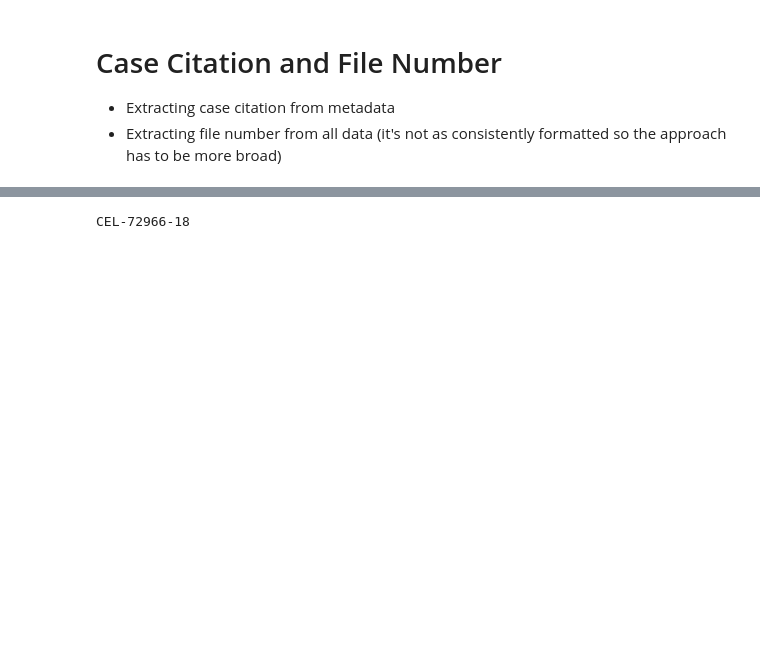
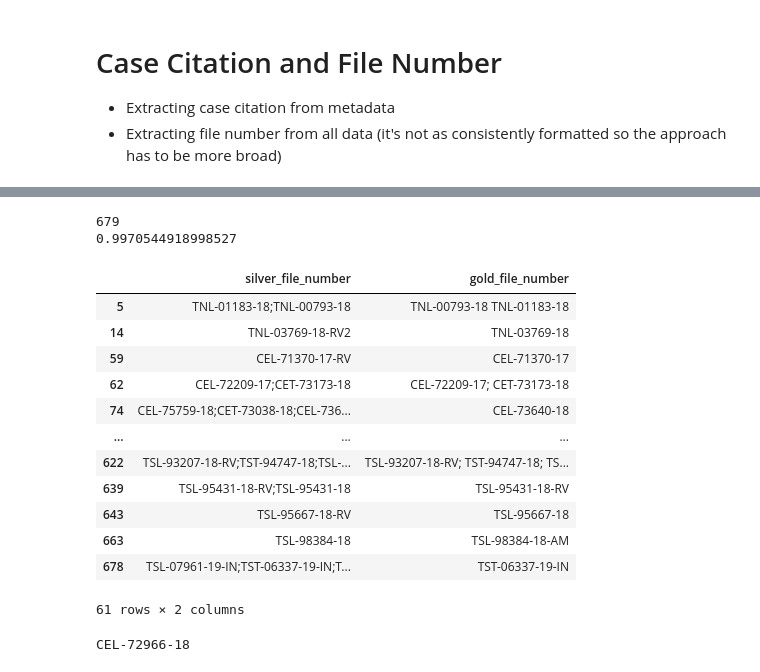
Before and after one commit to jataellen/Allard_A_Capstone, a Jupyter notebook: preprocessing_master.ipynb, the cells around one changed output, grey strips where cells are left out. Saved outputs shown, nothing was run; the diff lists cells and outputs as text; code cells hidden in the pictures; blank space fills up the shorter version.

```diff
--- a/preprocessing_master.ipynb
+++ b/preprocessing_master.ipynb
@@ -571,3 +583,28 @@ Extracted 45 out of 679 also citations correctly. Total accuracy could be 0.986%
+# %%
+from evaluation import *
+
+print(len(silver_data))
+# test = evaluate(silver_data, gold_data, "file_number", return_inaccurate = True, metric = "jaro_winkler", print_score = True)#.head(60)
+evaluate(silver_data, gold_data, "file_number", return_inaccurate = True, metric = "jaro_winkler", print_score = True)#.head(60)
+# test.loc[0, 'silver_file_number'] == test.loc[0, 'gold_file_number']
+# test.loc[0, 'silver_file_number']
+# test.loc[0, 'gold_file_number']
+# %% [output]
+679
+0.9970544918998527
+|  | silver_file_number | gold_file_number |
+| 5 | TNL-01183-18;TNL-00793-18 | TNL-00793-18 TNL-01183-18 |
+| 14 | TNL-03769-18-RV2 | TNL-03769-18 |
+| 59 | CEL-71370-17-RV | CEL-71370-17 |
+| 62 | CEL-72209-17;CET-73173-18 | CEL-72209-17; CET-73173-18 |
+| 74 | CEL-75759-18;CET-73038-18;CEL-736... | CEL-73640-18 |
+| ... | ... | ... |
+| 622 | TSL-93207-18-RV;TST-94747-18;TSL-... | TSL-93207-18-RV; TST-94747-18; TS... |
+| 639 | TSL-95431-18-RV;TSL-95431-18 | TSL-95431-18-RV |
+| 643 | TSL-95667-18-RV | TSL-95667-18 |
+| 663 | TSL-98384-18 | TSL-98384-18-AM |
+| 678 | TSL-07961-19-IN;TST-06337-19-IN;T... | TST-06337-19-IN |
+61 rows × 2 columns
 # %%
 test_row = 67
 test_metadata = silver_data.loc[test_row, "metadata"]# + silver_data.loc[test_row, "content"]
```
Also changed, not shown: parts of 6 cells of this notebook, 16 other files.
